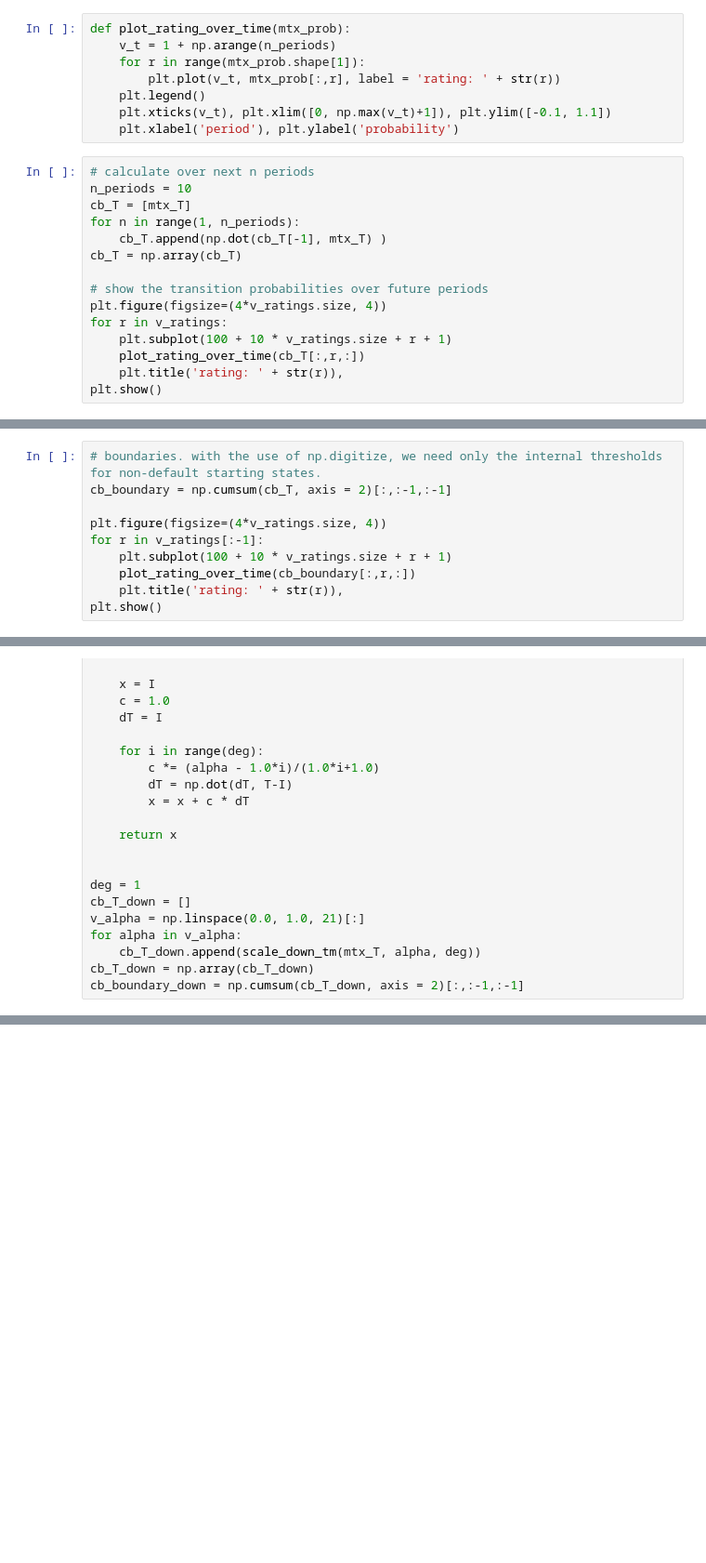
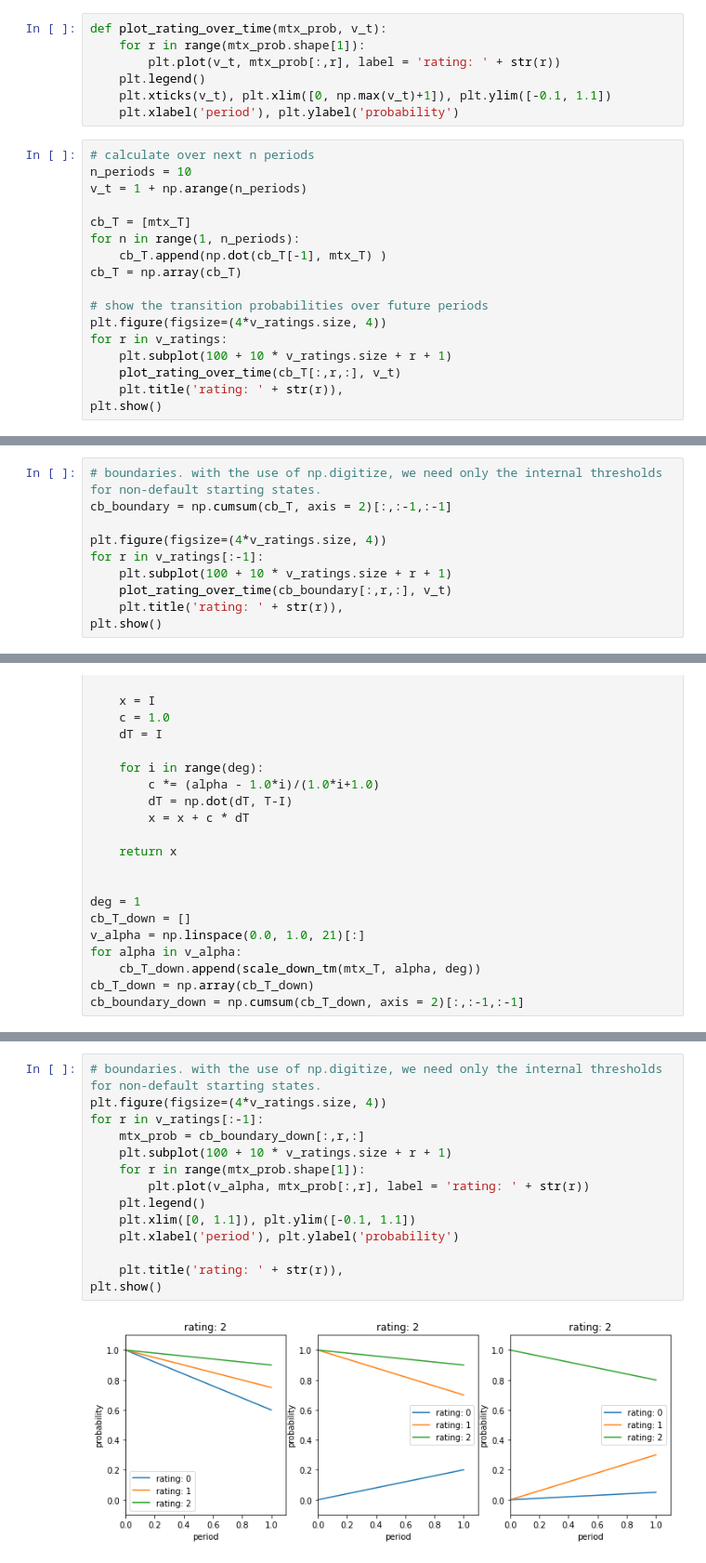
Before and after one commit to xyise/xyise.github.io, a Jupyter notebook: notebook/rating_simulation/nb_rating_evolution_model.ipynb, the cells around one changed output, grey strips where cells are left out. Shown at 93% size. Cells and saved outputs as stored; diff of their text form; blank space fills up the shorter version.

Commit message:
update of rating evoluation notebook

```diff
--- a/notebook/rating_simulation/nb_rating_evolution_model.ipynb
+++ b/notebook/rating_simulation/nb_rating_evolution_model.ipynb
@@ -36,8 +36,7 @@ print(mtx_T)
 Under the Markov assumptions, the transition matrix $T(0,n)$ over $n$ periods is given by
 $$ T(0, n) = T^n $$
 # %%
-def plot_rating_over_time(mtx_prob):
-    v_t = 1 + np.arange(n_periods)
+def plot_rating_over_time(mtx_prob, v_t):
     for r in range(mtx_prob.shape[1]):
         plt.plot(v_t, mtx_prob[:,r], label = 'rating: ' + str(r))
     plt.legend()
@@ -46,6 +45,8 @@ def plot_rating_over_time(mtx_prob):
 # %%
 # calculate over next n periods
 n_periods = 10
+v_t = 1 + np.arange(n_periods)
+
 cb_T = [mtx_T]
 for n in range(1, n_periods):
     cb_T.append(np.dot(cb_T[-1], mtx_T) )
@@ -55,7 +56,7 @@ cb_T = np.array(cb_T)
 plt.figure(figsize=(4*v_ratings.size, 4))
 for r in v_ratings:
     plt.subplot(100 + 10 * v_ratings.size + r + 1)
-    plot_rating_over_time(cb_T[:,r,:])
+    plot_rating_over_time(cb_T[:,r,:], v_t)
     plt.title('rating: ' + str(r)),
 plt.show()
 # %% [output]
@@ -79,7 +80,7 @@ cb_boundary = np.cumsum(cb_T, axis = 2)[:,:-1,:-1]
 plt.figure(figsize=(4*v_ratings.size, 4))
 for r in v_ratings[:-1]:
     plt.subplot(100 + 10 * v_ratings.size + r + 1)
-    plot_rating_over_time(cb_boundary[:,r,:])
+    plot_rating_over_time(cb_boundary[:,r,:], v_t)
     plt.title('rating: ' + str(r)),
 plt.show()
 # %% [output]
@@ -348,0 +332,16 @@ array([[[ 1.        ,  1.        ,  1.        ],
+# %%
+# boundaries. with the use of np.digitize, we need only the internal thresholds for non-default starting states.
+plt.figure(figsize=(4*v_ratings.size, 4))
+for r in v_ratings[:-1]:
+    mtx_prob = cb_boundary_down[:,r,:]
+    plt.subplot(100 + 10 * v_ratings.size + r + 1)
+    for r in range(mtx_prob.shape[1]):
+        plt.plot(v_alpha, mtx_prob[:,r], label = 'rating: ' + str(r))
+    plt.legend()
+    plt.xlim([0, 1.1]), plt.ylim([-0.1, 1.1])
+    plt.xlabel('period'), plt.ylabel('probability')
+
+    plt.title('rating: ' + str(r)),
+plt.show()
+# %% [output]
+[figure, added]
```
Also changed, not shown: parts of 4 cells of this notebook.
